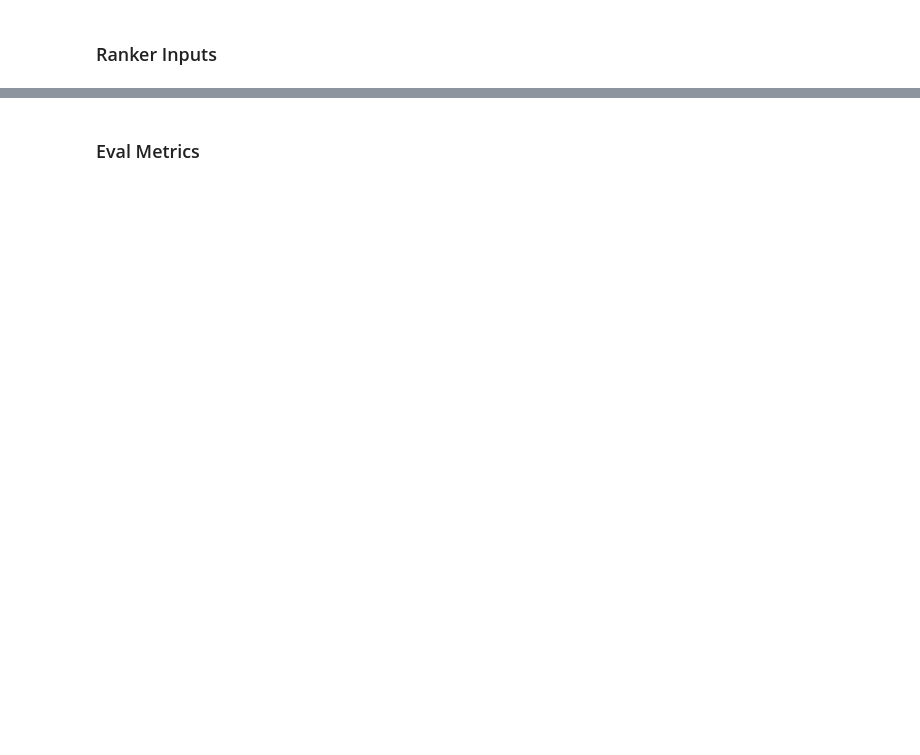
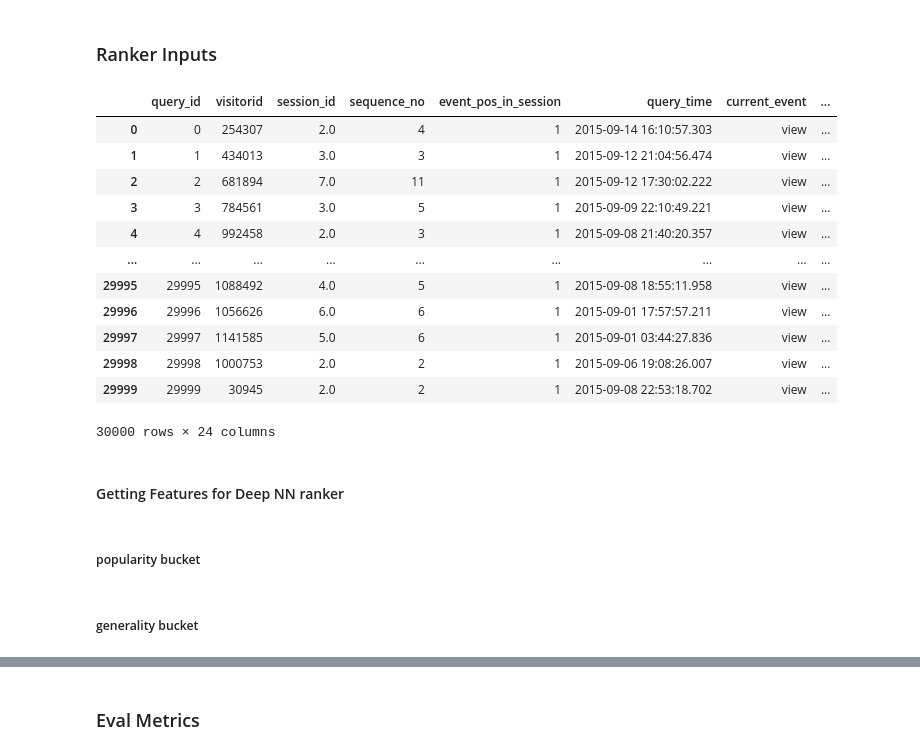
Before and after one commit to Ashu-42/TwoStage_RecommenderSystems_RetailRocket, a Jupyter notebook: notebook/04_ranker_dataset_creation.ipynb, the cells around one changed output, grey strips where cells are left out. Drawn from its saved outputs; the diff is of its cells as text; code cells hidden in the pictures; blank space fills up the shorter version.

```diff
--- a/notebook/04_ranker_dataset_creation.ipynb
+++ b/notebook/04_ranker_dataset_creation.ipynb
@@ -122,7 +122,9 @@ def popularity_cg_base(size, session_past_df, d):
 
     orders_past_df = session_past_df.loc[((session_past_df.transactionid.notnull()) & (session_past_df.timestamp >= min_time))]
 
-    return orders_past_df.groupby('itemid').size().sort_values(ascending=False).index.tolist()[:size]
+    item_pop = orders_past_df.groupby('itemid').size().sort_values(ascending=False)
+
+    return item_pop.index.tolist()[:size], item_pop.reset_index()
 # %%
 ## platform category popularity based on last 30 days
 
@@ -387,8 +389,8 @@ def build_combined_cg_list_for_row(row, pop_items_d7, pop_items_d30, cat_pop_ite
 def combine_CG_for_metrics(query_input, session_train, final_size=500):
     query_input = query_input.copy()
 
-    pop_items_d7 = popularity_cg_base(50, session_past_df=session_train, d=7)
-    pop_items_d30 = popularity_cg_base(50, session_past_df=session_train, d=30)
+    pop_items_d7, _ = popularity_cg_base(50, session_past_df=session_train, d=7)
+    pop_items_d30, item_pop_df = popularity_cg_base(50, session_past_df=session_train, d=30)
 
     cat_pop_items_d7, cat_stats_d7_df = category_cg_base(session_past_df=session_train, d=7, cat_rank=5, item_rank=10)
     cat_pop_items_d30, _ = category_cg_base(session_past_df=session_train, d=30, cat_rank=5, item_rank=10)
@@ -412,7 +414,8 @@ def combine_CG_for_metrics(query_input, session_train, final_size=500):
     query_input["combined_CG"] = cg_items
     query_input["combined_CG_norm_scores"] = cg_norm_scores
     query_input["combined_CG_raw_scores"] = cg_raw_scores
-    return query_input
+
+    return query_input, item_pop_df, item_stats_df
 # %% [markdown]
 ### Train and val/test data creation
 # %%
@@ -741,7 +765,12 @@ def make_ranker_input_from_query_outputs(
 # %%
 block_num = 7
 query_w_op = {}
+item_pop_df = {}
+item_gen_df = {}
 
 for i in range(1,block_num+1):
 
-    query_w_op[i] = combine_CG_for_metrics(query_inputs[i], session_df[arft_time[i]], final_size=500)
+    query_w_op[i], item_pop_df[i], item_gen_df[i] = combine_CG_for_metrics(query_inputs[i], session_df[arft_time[i]], final_size=500)
+# %%
+for i in range(1,block_num+1):
+    print(query_w_op[i].shape)
@@ -751,3 +841,21 @@ for i in range(1,block_num+1):
 train_df = make_ranker_input_from_query_outputs([query_w_op[i] for i in range(1,6)], block_ids=[1,2,3,4,5], split_name="train", max_candidates=500)
 val_df = make_ranker_input_from_query_outputs([query_w_op[6]], block_ids=[6], split_name="validation", max_candidates=500)
 test_df = make_ranker_input_from_query_outputs([query_w_op[7]], block_ids=[7], split_name="test", max_candidates=500)
+# %%
+query_w_op[i]
+# %% [output]
+|  | query_id | visitorid | session_id | sequence_no | event_pos_in_session | query_time | current_event | ... |
+| 0 | 0 | 254307 | 2.0 | 4 | 1 | 2015-09-14 16:10:57.303 | view | ... |
+| 1 | 1 | 434013 | 3.0 | 3 | 1 | 2015-09-12 21:04:56.474 | view | ... |
+| 2 | 2 | 681894 | 7.0 | 11 | 1 | 2015-09-12 17:30:02.222 | view | ... |
+| 3 | 3 | 784561 | 3.0 | 5 | 1 | 2015-09-09 22:10:49.221 | view | ... |
+| 4 | 4 | 992458 | 2.0 | 3 | 1 | 2015-09-08 21:40:20.357 | view | ... |
+| ... | ... | ... | ... | ... | ... | ... | ... | ... |
+| 29995 | 29995 | 1088492 | 4.0 | 5 | 1 | 2015-09-08 18:55:11.958 | view | ... |
+| 29996 | 29996 | 1056626 | 6.0 | 6 | 1 | 2015-09-01 17:57:57.211 | view | ... |
+| 29997 | 29997 | 1141585 | 5.0 | 6 | 1 | 2015-09-01 03:44:27.836 | view | ... |
+| 29998 | 29998 | 1000753 | 2.0 | 2 | 1 | 2015-09-06 19:08:26.007 | view | ... |
+| 29999 | 29999 | 30945 | 2.0 | 2 | 1 | 2015-09-08 22:53:18.702 | view | ... |
+30000 rows × 24 columns
+# %% [markdown]
+#### Getting Features for Deep NN ranker
@@ -753,0 +884,2 @@ test_df = make_ranker_input_from_query_outputs([query_w_op[7]], block_ids=[7], s
+# %% [markdown]
+##### popularity bucket
@@ -753,0 +915,2 @@ test_df = make_ranker_input_from_query_outputs([query_w_op[7]], block_ids=[7], s
+# %% [markdown]
+##### generality bucket
```
Also changed, not shown: parts of 21 cells of this notebook, 1 other file.
